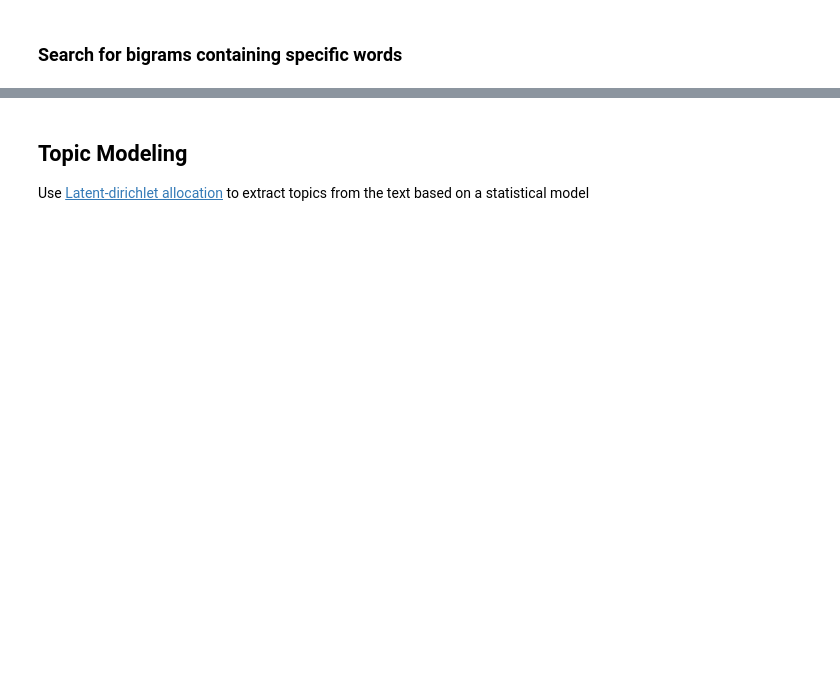
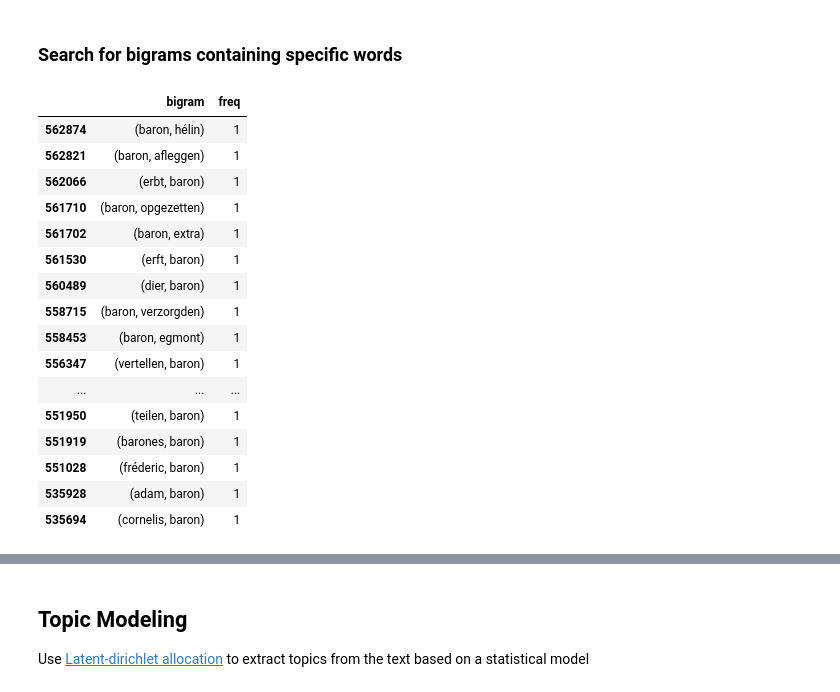
Before and after one commit to jazoza/cultural-data-analysis, a Jupyter notebook: 05_CDA_compare_visualize.ipynb, the cells around one changed output, grey strips where cells are left out. Saved outputs shown, nothing was run; the diff lists cells and outputs as text; code cells hidden in the pictures; blank space fills up the shorter version.

```diff
--- a/05_CDA_compare_visualize.ipynb
+++ b/05_CDA_compare_visualize.ipynb
@@ -30,6 +32,6 @@ drive.mount('/content/gdrive')
 # %%
 # Country code: change here between 'NL' and 'UK'
-cc = 'FR'
+cc = 'NL'
 # %%
 gdrive_path = '/content/gdrive/MyDrive/CDA/'
 # %%
@@ -147,13 +216,31 @@ filtered_bi[:20]
 ### Search for bigrams containing specific words
 # %%
 # define the search term by changing the word 'château' to a word you want to explore
-search_term = 'château'
+search_term = 'baron'
 # Filter for bigrams containing the word 'visite'
 search_bigrams = filtered_bi[filtered_bi['bigram'].apply(lambda x: search_term in x)]
 
 # print 20 most frequent collocations of the searc_term
 # if invalid, try changing the number 20 to a smaller value
 search_bigrams.sort_index(ascending=False)[:20]
+# %% [output]
+|  | bigram | freq |
+| 562874 | (baron, hélin) | 1 |
+| 562821 | (baron, afleggen) | 1 |
+| 562066 | (erbt, baron) | 1 |
+| 561710 | (baron, opgezetten) | 1 |
+| 561702 | (baron, extra) | 1 |
+| 561530 | (erft, baron) | 1 |
+| 560489 | (dier, baron) | 1 |
+| 558715 | (baron, verzorgden) | 1 |
+| 558453 | (baron, egmont) | 1 |
+| 556347 | (vertellen, baron) | 1 |
+| ... | ... | ... |
+| 551950 | (teilen, baron) | 1 |
+| 551919 | (barones, baron) | 1 |
+| 551028 | (fréderic, baron) | 1 |
+| 535928 | (adam, baron) | 1 |
+| 535694 | (cornelis, baron) | 1 |
 # %%
 def rightTypesTri(ngram):
     for word in ngram:
```
Also changed, not shown: parts of 13 cells of this notebook.
